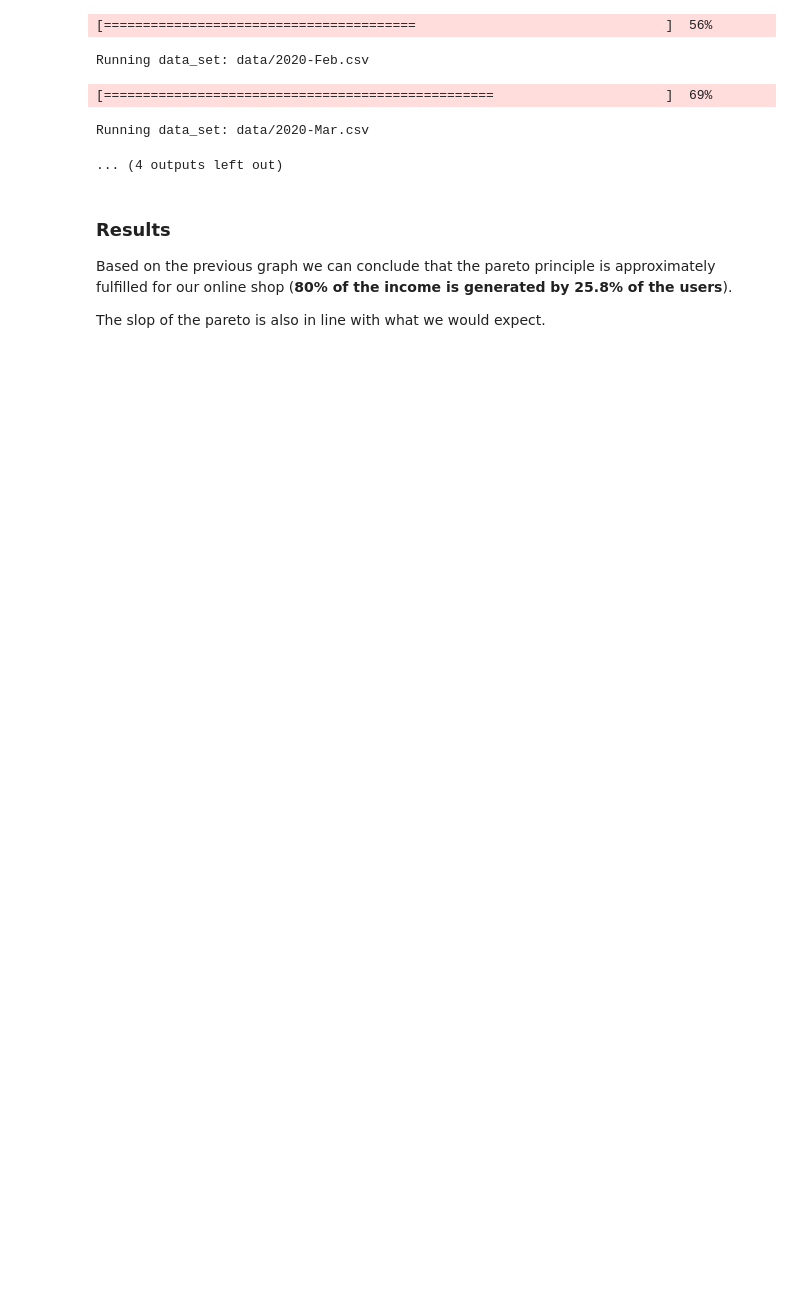
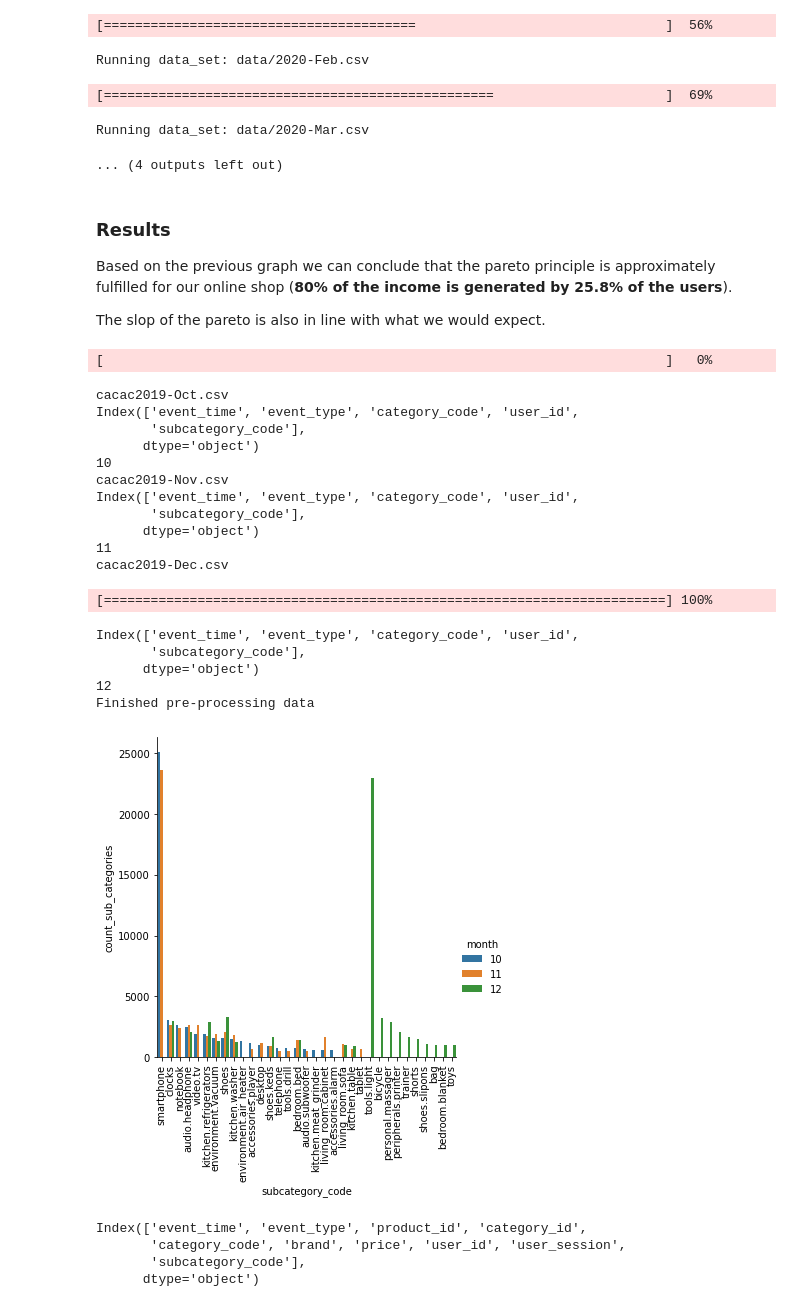
Before and after one commit to ADM-Homework-2/Homework_2, a Jupyter notebook: Main.ipynb, the cells around one changed output. Cells and saved outputs as stored; diff of their text form; code cells hidden in the pictures; blank space fills up the shorter version.

```diff
--- a/Main.ipynb
+++ b/Main.ipynb
@@ -428,0 +487,22 @@ test_3.to_csv('test_3.csv')
+# %%
+x = funcs.plot_visited_product_subcategory(data_sets=['cacac2019-Oct.csv', 'cacac2019-Nov.csv', 'cacac2019-Dec.csv'])
+# %% [output]
+[                                                                        ]   0%
+cacac2019-Oct.csv
+Index(['event_time', 'event_type', 'category_code', 'user_id',
+       'subcategory_code'],
+      dtype='object')
+10
+cacac2019-Nov.csv
+Index(['event_time', 'event_type', 'category_code', 'user_id',
+       'subcategory_code'],
+      dtype='object')
+11
+cacac2019-Dec.csv
+[========================================================================] 100%
+Index(['event_time', 'event_type', 'category_code', 'user_id',
+       'subcategory_code'],
+      dtype='object')
+12
+Finished pre-processing data
+[figure, added]
@@ -428,0 +511,22 @@ test_3.to_csv('test_3.csv')
+# %%
+import re
+month_dict = {'Oct': 10, 'Nov': 11, 'Dec': 12, 'Jan': 1, 'Feb': 2, 'Mar': 3, 'Apr': 4}
+data_set = 'data/2019-Oct.csv'
+
+chunk = chunk[~chunk.category_code.isnull()]
+
+# filter the visited product
+chunk_view = chunk[chunk.event_type == 'view']
+
+# Introduce the column sub_category
+chunk_view['subcategory_code'] = chunk_view['category_code'].apply(
+    lambda x: re.findall(r'\.(.*)', x)[0] if len(x.split('.')) != 1 else x)
+
+# Convert event time into month
+print(chunk_view.columns)
+chunk_view['event_time'] = month_dict[data_set[10:13]]
+# %% [output]
+Index(['event_time', 'event_type', 'product_id', 'category_id',
+       'category_code', 'brand', 'price', 'user_id', 'user_session',
+       'subcategory_code'],
+      dtype='object')
```
Also changed, not shown: parts of 15 cells of this notebook, 1 other file.
